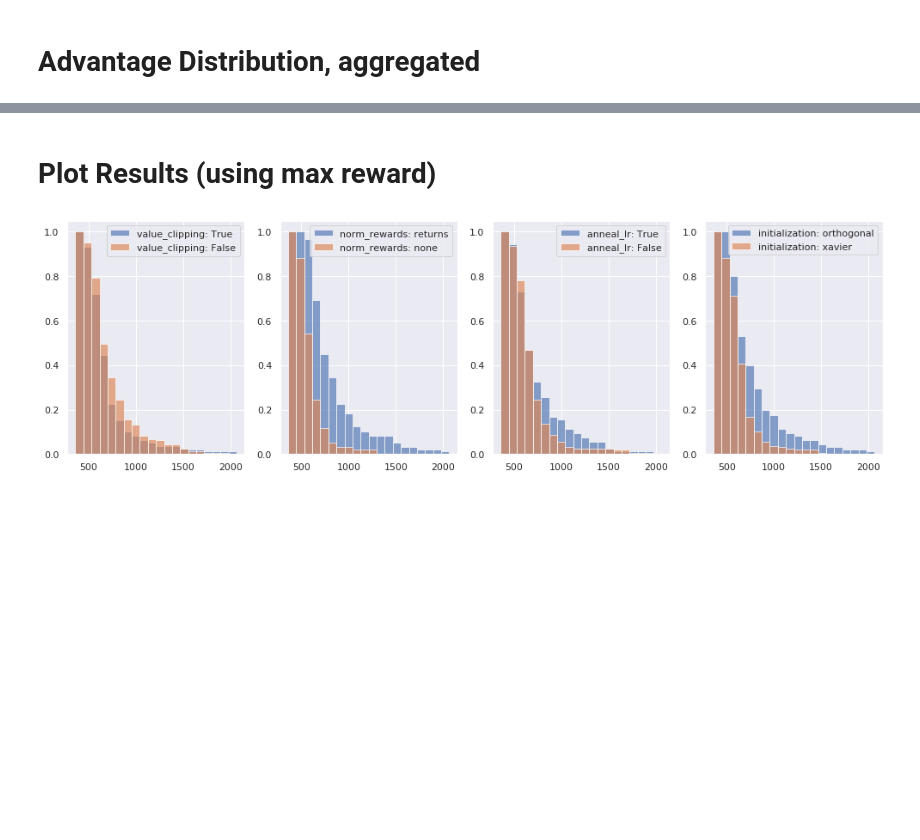
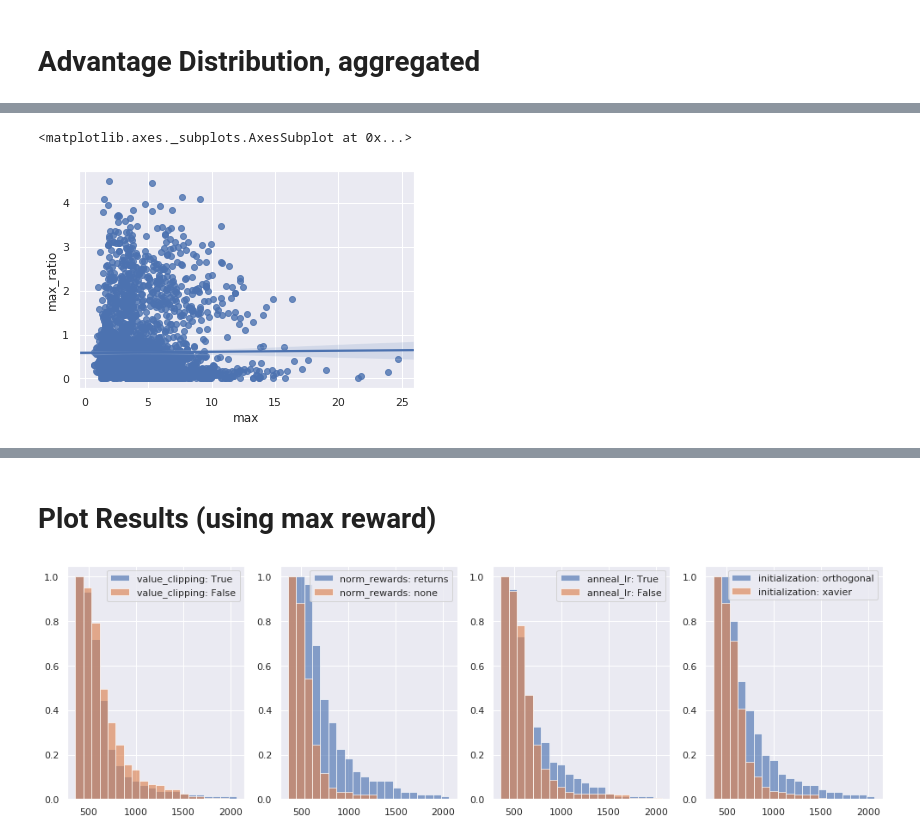
Before and after one commit to chloechsu/code-for-paper, a Jupyter notebook: src/nadv_experiment/Normalized Adv Distribution.ipynb, the cells around one changed output, grey strips where cells are left out. Saved outputs shown, nothing was run; the diff lists cells and outputs as text; code cells hidden in the pictures; blank space fills up the shorter version.

```diff
--- a/src/nadv_experiment/Normalized Adv Distribution.ipynb
+++ b/src/nadv_experiment/Normalized Adv Distribution.ipynb
@@ -93,0 +147,5 @@ for i, row in exp_id_lookup.iterrows():
+# %%
+sns.regplot(x=norm_advs['max'], y=np.log(np.maximum(constraints['max_ratio'], 1)))
+# %% [output]
+<matplotlib.axes._subplots.AxesSubplot at 0x...>
+[figure, added]
```
Also changed, not shown: parts of 14 cells of this notebook, 13 other files.
